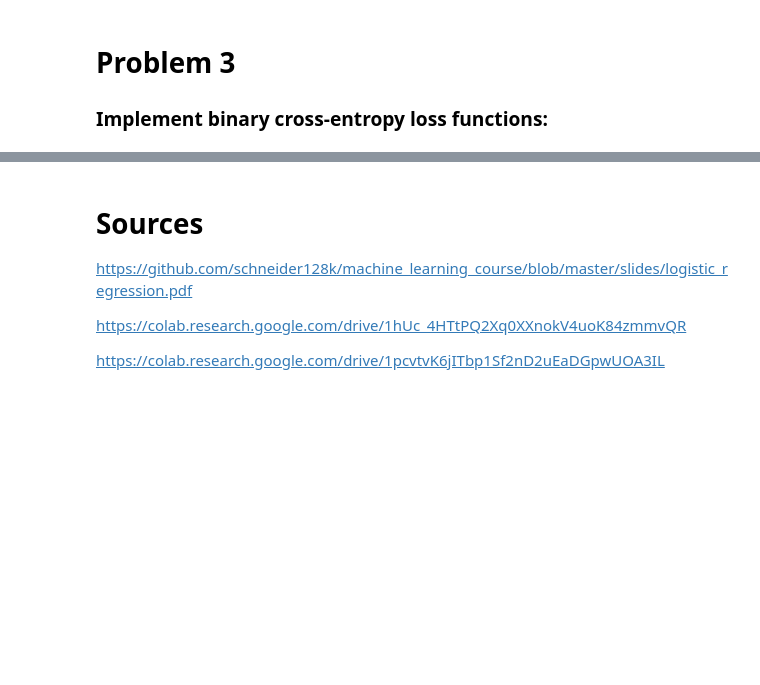
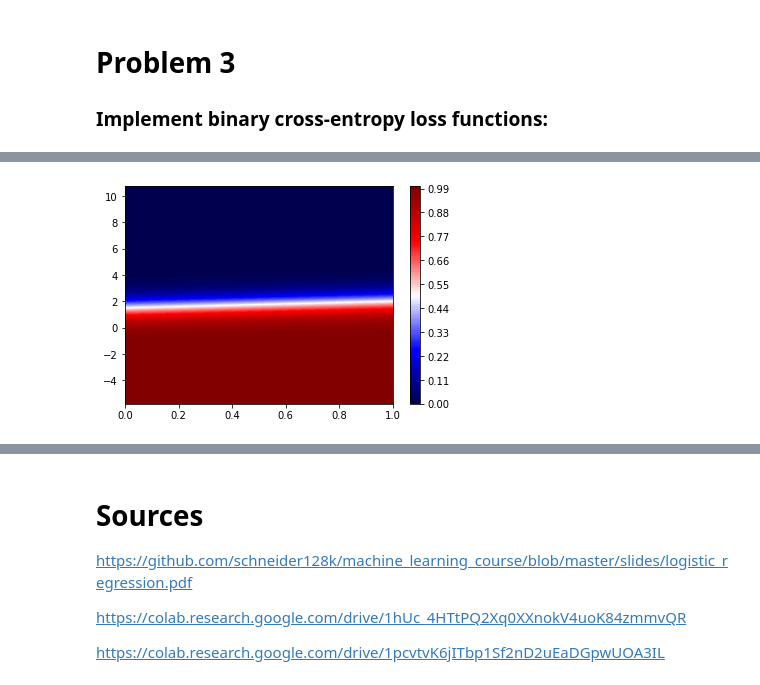
Before and after one commit to ayberkcorp/cap4630-artificial_intelligence, a Jupyter notebook: HW_3/Homework3.ipynb, the cells around one changed output, grey strips where cells are left out. Saved outputs shown, nothing was run; the diff lists cells and outputs as text; code cells hidden in the pictures; blank space fills up the shorter version.

```diff
--- a/HW_3/Homework3.ipynb
+++ b/HW_3/Homework3.ipynb
@@ -207,0 +222,19 @@ for i in np.arange(epochs):
+# %%
+# Heatmap of model's output
+
+def f2(x, y):
+  return sigma(w1 * x + w2 * y + b)
+
+x_min, x_max = 0, 1
+y_min, y_max = min(data[:, 1]), max(data[:, 1])
+
+x = np.linspace(x_min, x_max, 100)
+y = np.linspace(y_min, y_max, 100)
+
+X, Y = np.meshgrid(x, y)
+Z = f2(X, Y)
+
+plt.contourf(X, Y, Z, 100, cmap='seismic')
+plt.colorbar();
+# %% [output]
+[figure, added]
```
Also changed, not shown: parts of 12 cells of this notebook.
